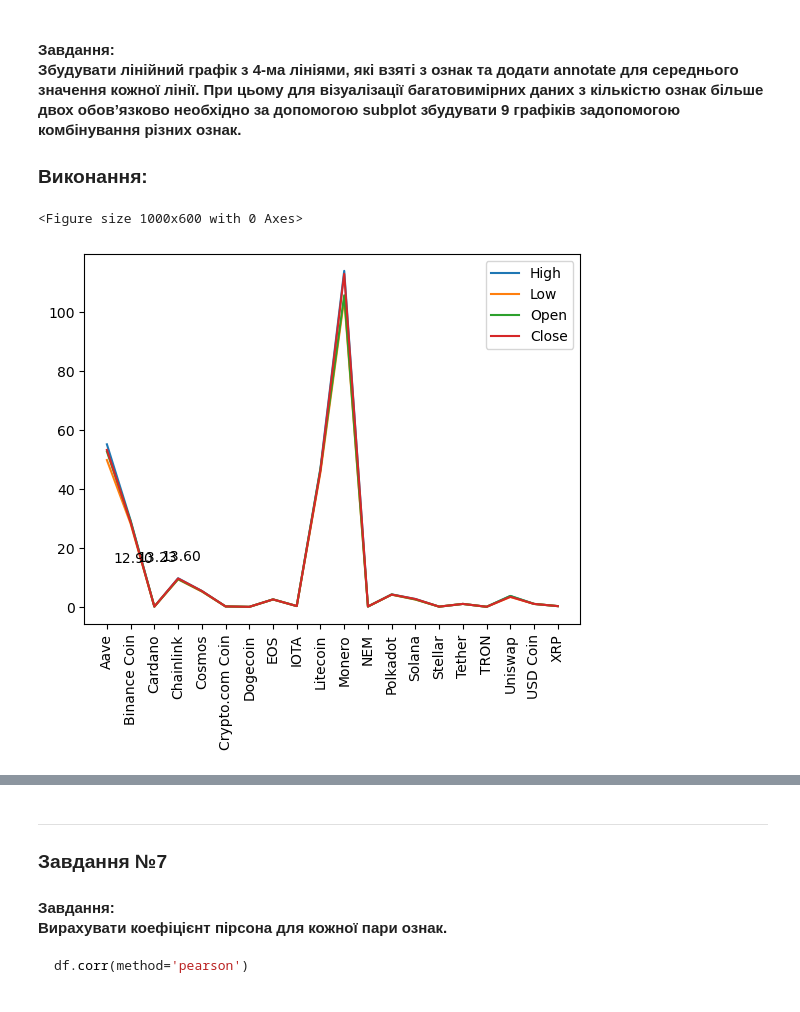
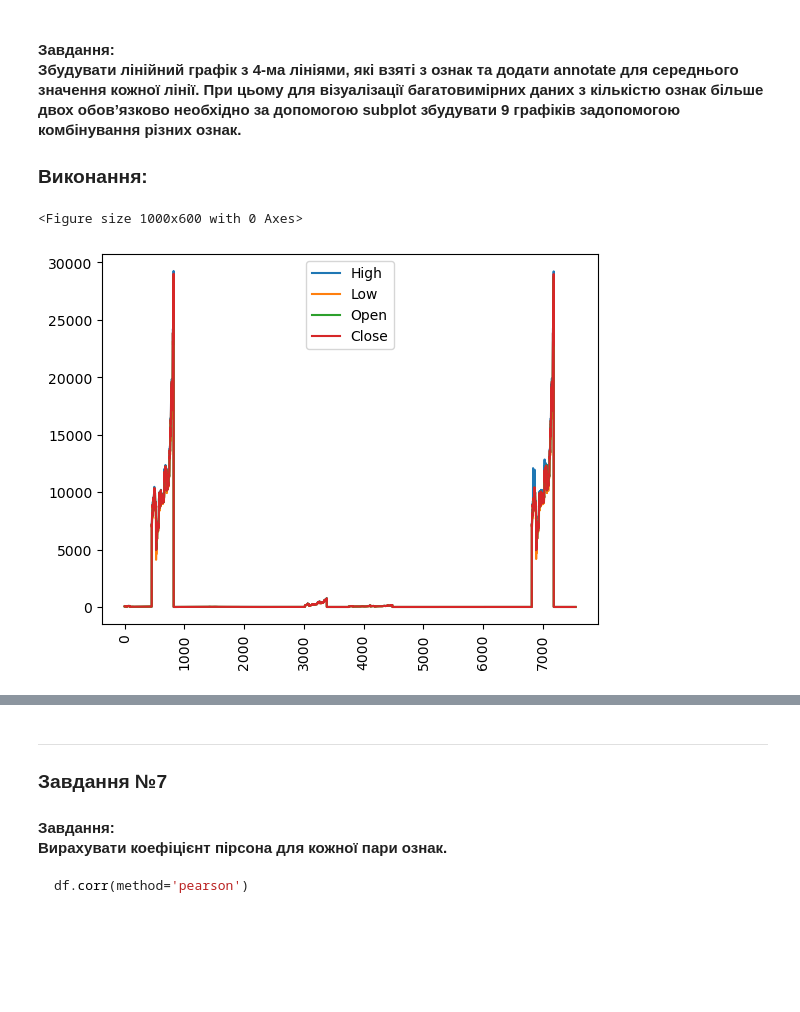
Before and after one commit to Alinalitvinn/course-sprog, a Jupyter notebook: main.ipynb, the cells around one changed output, grey strips where cells are left out. Cells and saved outputs as stored; diff of their text form; code cells hidden in the pictures; blank space fills up the shorter version.

```diff
--- a/main.ipynb
+++ b/main.ipynb
@@ -824,28 +824,22 @@ plt.show()
 # %%
 plt.figure(figsize=(10, 6))
 fig, ax = plt.subplots()
 
 data = dataframe
-data.reset_index(inplace=True)
-crypto_df = selected_data[~selected_data['Name'].isin(['Bitcoin', 'Wrapped Bitcoin', 'Ethereum'])]
+means = data[['High', 'Low', 'Open', 'Close']].mean()
 
-for column in ['High','Low','Open','Close']:
-    ax.plot(crypto_df['Name'], crypto_df[column], label=column)
+ax.plot(data.index, data['High'], label='High')
+ax.plot(data.index, data['Low'], label='Low')
+ax.plot(data.index, data['Open'], label='Open')
+ax.plot(data.index, data['Close'], label='Close')
 
 ax.legend()
-
-y_values = crypto_df[data.columns[6:10]].mean().values
-x_values = crypto_df['Name'].unique()
-
-for x, y in zip(x_values, y_values):
-    ax.annotate(f"{y:.2f}", xy=(x, y), xytext=(5, 5), textcoords='offset points')
-
 ax.autoscale()
 plt.xticks(rotation=90)
 plt.show()
 # %% [output]
 <Figure size 1000x600 with 0 Axes>
-[figure, old version]
+[figure, new version]
 # %%
 data = dataframe.iloc[:400, 5:9]
 sns.pairplot(data=data)
```
Also changed, not shown: parts of 4 cells of this notebook, 1 other file.
